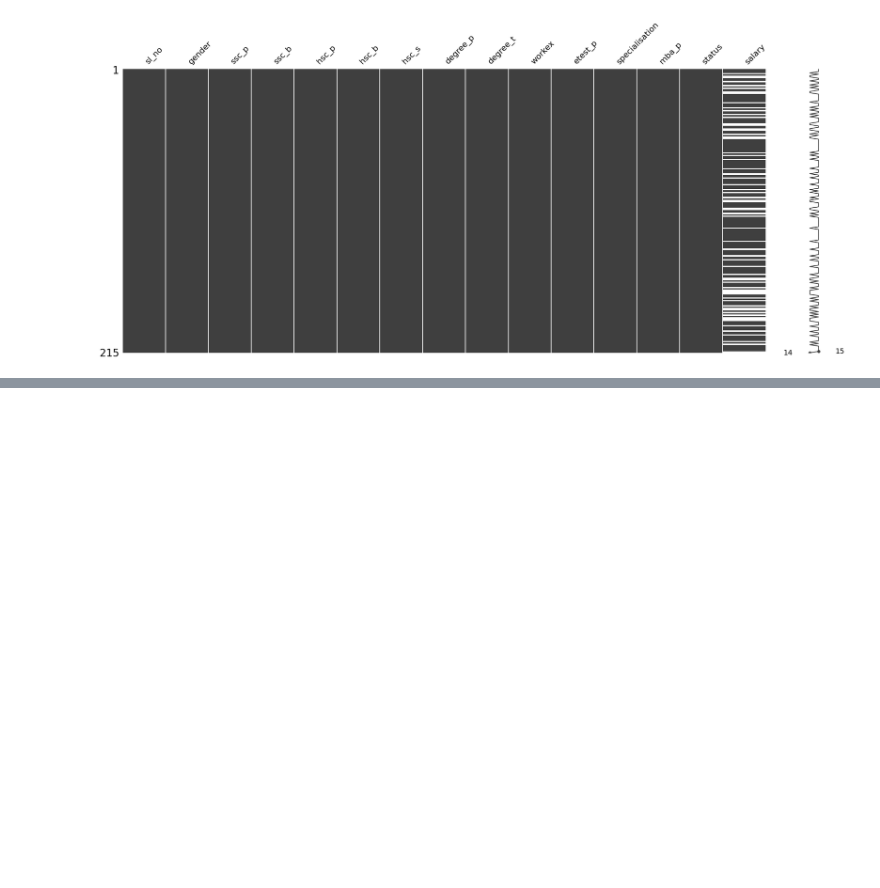
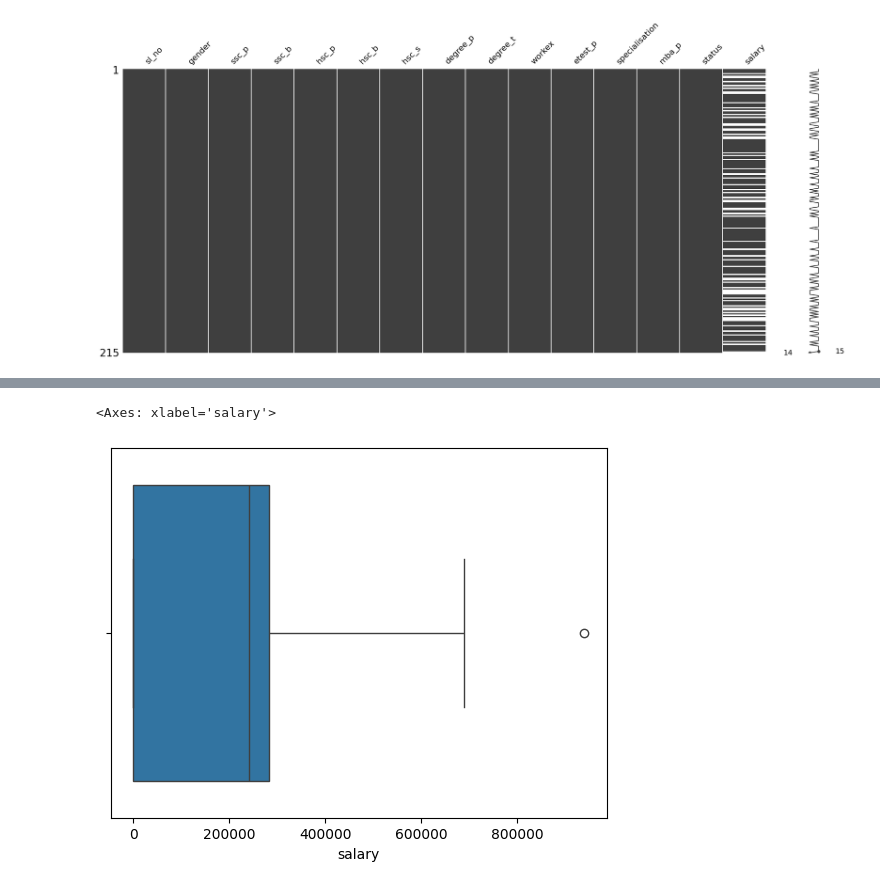
Before and after one commit to ojoaonogueira/pos-tech-fiap, a Jupyter notebook: fase-2/KNN_SVM.ipynb, the cells around one changed output, grey strips where cells are left out. Drawn from its saved outputs; the diff is of its cells as text; code cells hidden in the pictures; blank space fills up the shorter version.

```diff
--- a/fase-2/KNN_SVM.ipynb
+++ b/fase-2/KNN_SVM.ipynb
@@ -75,0 +119,5 @@ msno.matrix(df)
+# %%
+sns.boxplot(x=df['salary'])
+# %% [output]
+<Axes: xlabel='salary'>
+[figure, added]
```
Also changed, not shown: parts of 56 cells of this notebook.
